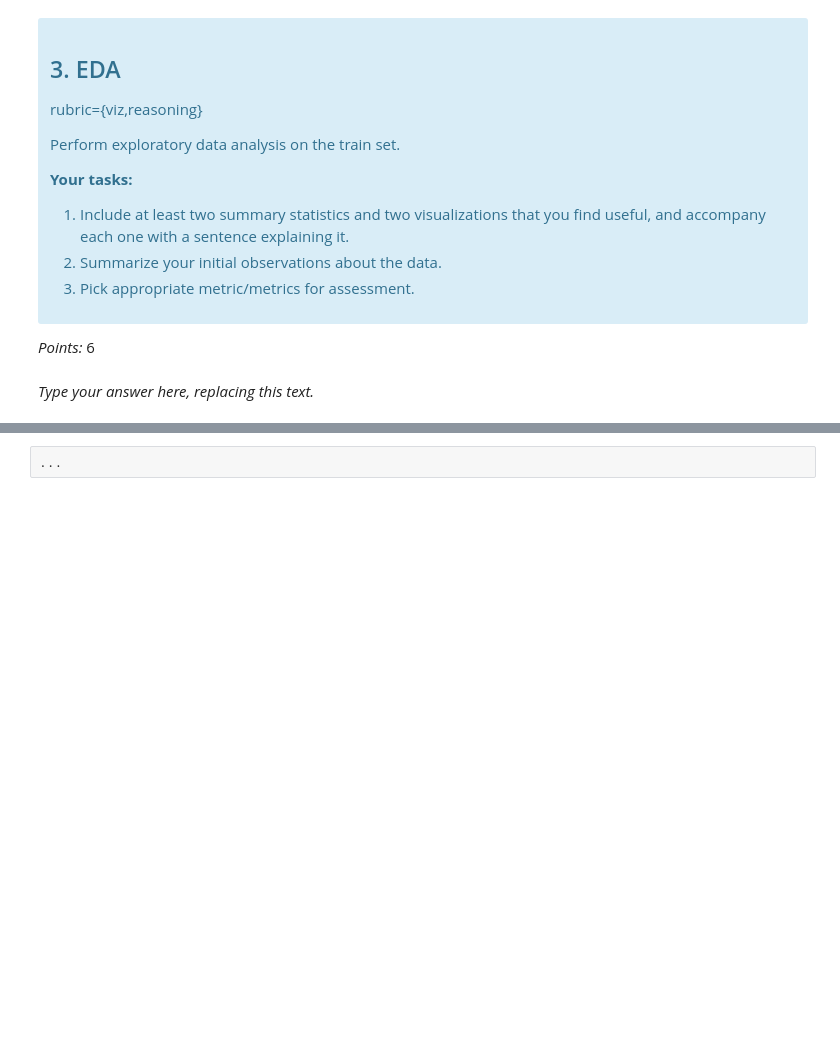
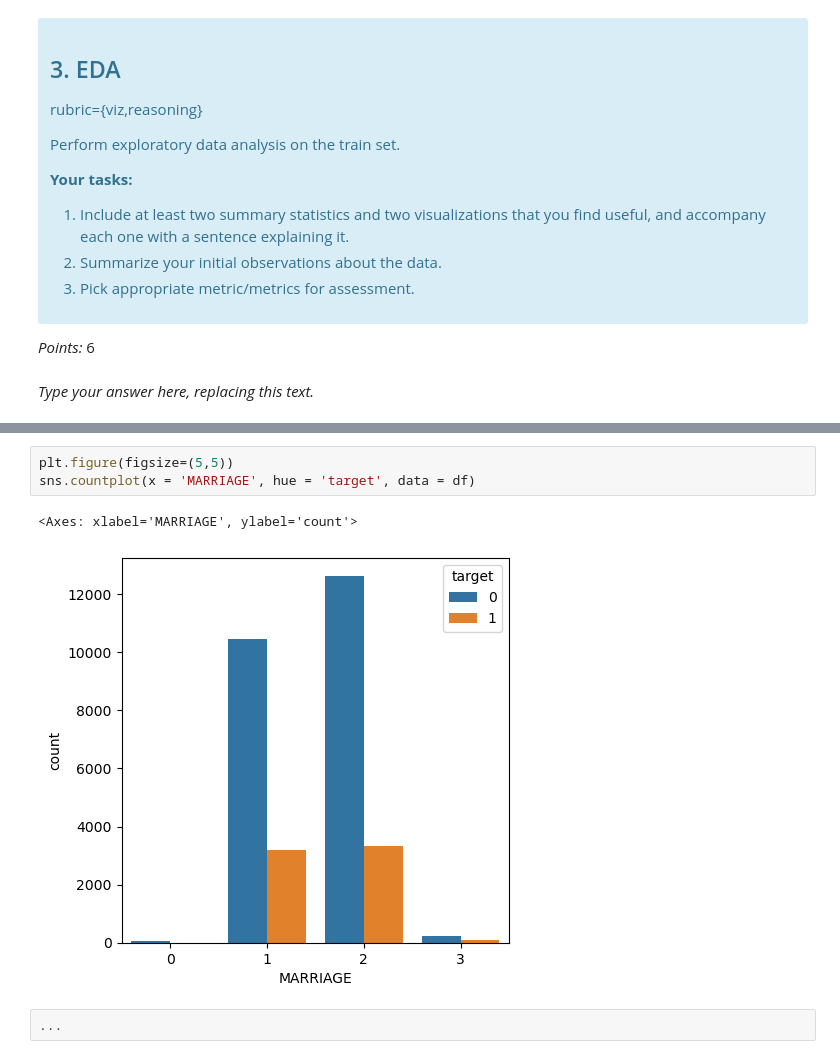
Before and after one commit to joeywwwu/573-lab4, a Jupyter notebook: lab4.ipynb, the cells around one changed output, grey strips where cells are left out. Drawn from its saved outputs; the diff is of its cells as text; blank space fills up the shorter version.

```diff
--- a/lab4.ipynb
+++ b/lab4.ipynb
@@ -146,3 +227,9 @@ _Type your answer here, replacing this text._
+# %%
+plt.figure(figsize=(5,5))
+sns.countplot(x = 'MARRIAGE', hue = 'target', data = df)
+# %% [output]
+<Axes: xlabel='MARRIAGE', ylabel='count'>
+[figure, added]
 # %%
 ...
 # %% [markdown]
```
Also changed, not shown: parts of 16 cells of this notebook, 1 other file.
